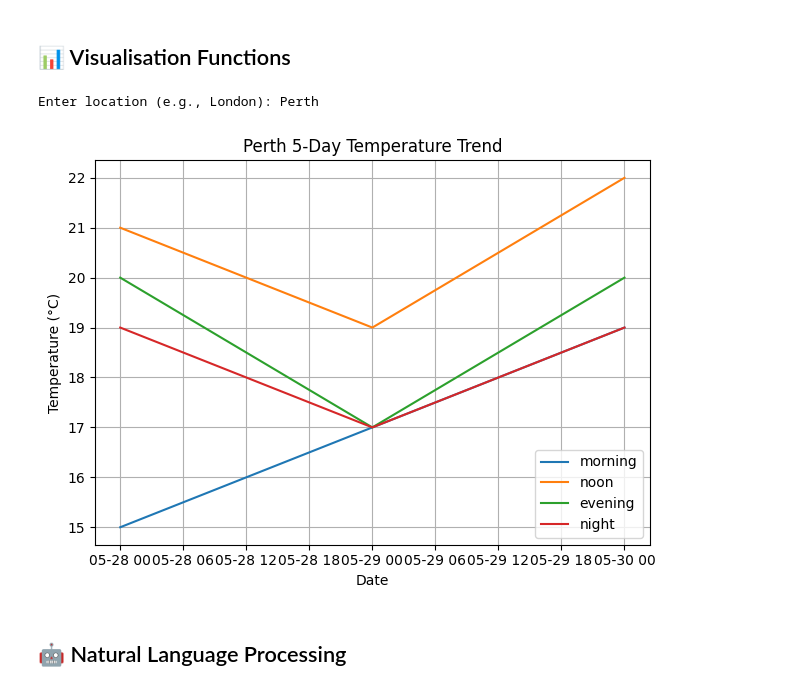
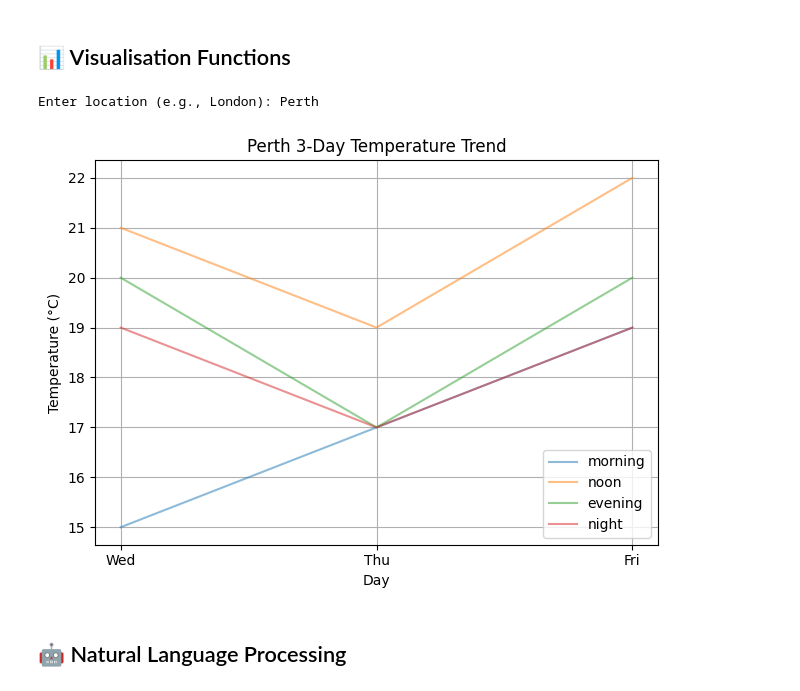
Before and after one commit to NekoFang/ISYS2001, a Jupyter notebook: James.Duong_weatherwise_notebook.ipynb, the cells around one changed output. Cells and saved outputs as stored; diff of their text form; code cells hidden in the pictures.

```diff
--- a/James.Duong_weatherwise_notebook.ipynb
+++ b/James.Duong_weatherwise_notebook.ipynb
@@ -101,7 +101,7 @@ def fetch_weather_data(location):
         print(f"[Error] Could not fetch weather data: {e}")
         return None
 
-def extract_temperatures(data, days=5):
+def extract_temperatures(data, days=3):
     """
     From the wttr.in JSON, pull out the temperatures at
     morning (09:00), noon (12:00), evening (18:00), night (21:00)
@@ -117,43 +117,41 @@ def extract_temperatures(data, days=5):
     temps = {label: [] for label in time_map}
 
     for day in data.get('weather', [])[:days]:
-        # date string is like "2025-05-28"
         dates.append(datetime.strptime(day['date'], "%Y-%m-%d").date())
         hourly = day.get('hourly', [])
         for label, t in time_map.items():
             entry = next((h for h in hourly if h.get('time') == t), None)
-            if entry:
-                temps[label].append(int(entry['tempC']))
-            else:
-                temps[label].append(None)  # in case a slot is missing
+            temps[label].append(int(entry['tempC']) if entry else None)
 
     return dates, temps
 
-def plot_temperature_trend(location, days=5):
+def plot_temperature_trend(location, days=3):
     """Fetch, extract and plot the temperature trend."""
     data = fetch_weather_data(location)
     if not data:
         return
 
     dates, temps = extract_temperatures(data, days)
+    # Create day-of-week labels for the x-axis
+    day_labels = [d.strftime("%a") for d in dates]
 
     plt.figure()
     for label, values in temps.items():
-        plt.plot(dates, values, label=label)
-    plt.title(f"{location} 5-Day Temperature Trend")
-    plt.xlabel("Date")
+        plt.plot(day_labels, values, label=label, alpha=0.5)  # 50% transparency
+    plt.title(f"{location} {days}-Day Temperature Trend")
+    plt.xlabel("Day")
     plt.ylabel("Temperature (°C)")
     plt.legend()
     plt.grid(True)
     plt.tight_layout()
     plt.show()
 
 if __name__ == "__main__":
     loc = input("Enter location (e.g., London): ")
     plot_temperature_trend(loc)
 # %% [output]
 Enter location (e.g., London): Perth
-[figure, old version]
+[figure, new version]
 # %%
 
 def create_precipitation_visualisation(weather_data, output_type='display'):
```
Also changed, not shown: parts of 1 cell of this notebook.
